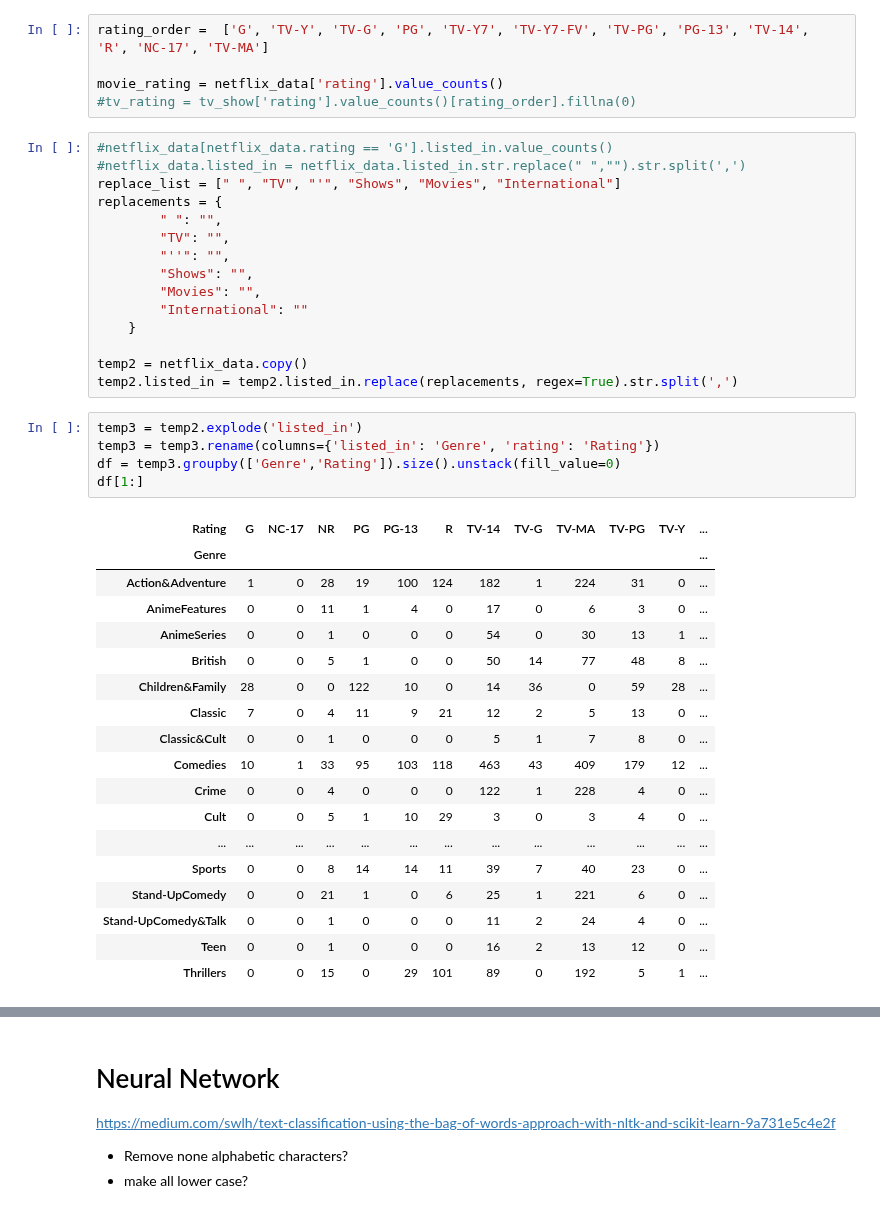
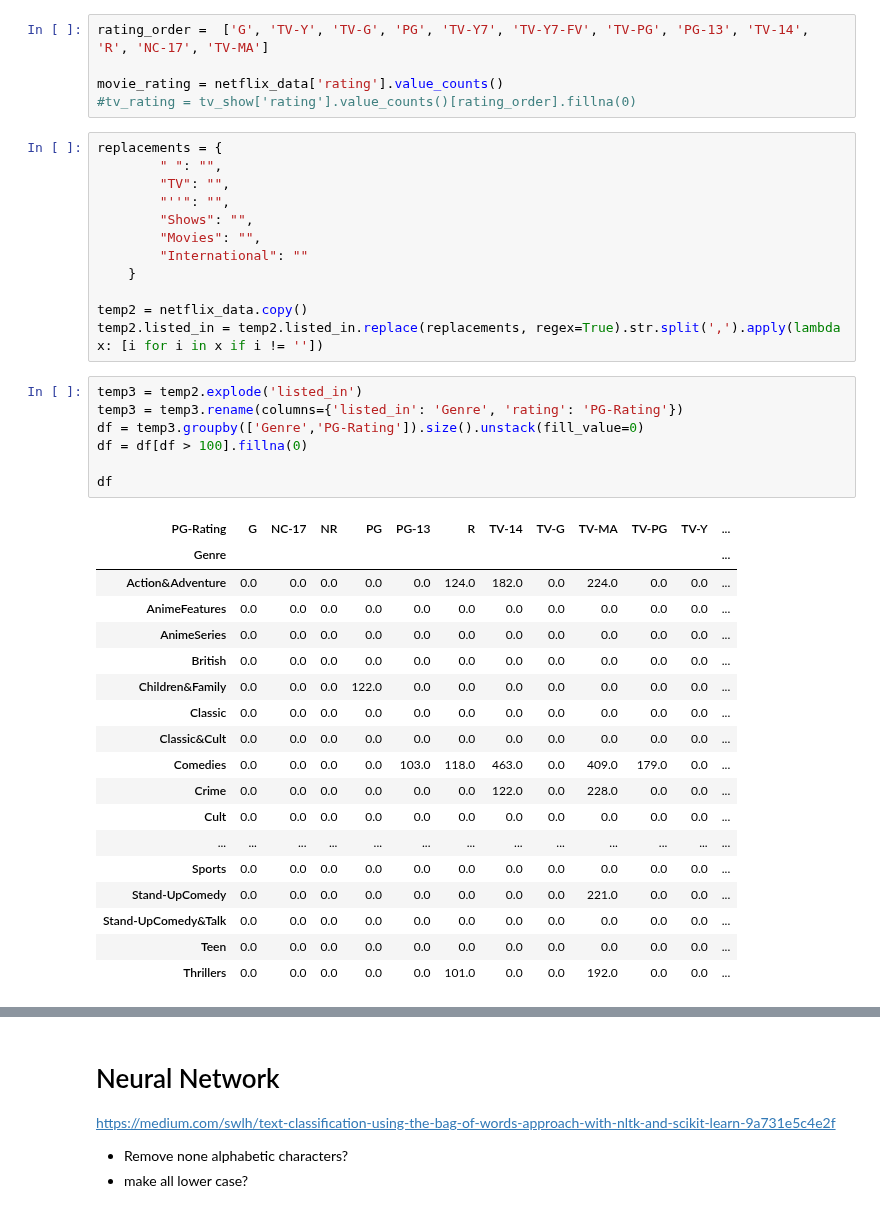
Before and after one commit to aSkailand/dat540-netflix_catalogue, a Jupyter notebook: steffen/Netflix Project Steffen.ipynb, the cells around one changed output, grey strips where cells are left out. Drawn from its saved outputs; the diff is of its cells as text.

```diff
--- a/steffen/Netflix Project Steffen.ipynb
+++ b/steffen/Netflix Project Steffen.ipynb
@@ -162,9 +162,6 @@ rating_order =  ['G', 'TV-Y', 'TV-G', 'PG', 'TV-Y7', 'TV-Y7-FV', 'TV-PG', 'PG-13
 movie_rating = netflix_data['rating'].value_counts()
 #tv_rating = tv_show['rating'].value_counts()[rating_order].fillna(0)
 # %%
-#netflix_data[netflix_data.rating == 'G'].listed_in.value_counts()
-#netflix_data.listed_in = netflix_data.listed_in.str.replace(" ","").str.split(',')
-replace_list = [" ", "TV", "'", "Shows", "Movies", "International"]
 replacements = {
         " ": "",
         "TV": "",
@@ -175,29 +172,31 @@ replacements = {
     }
 
 temp2 = netflix_data.copy()
-temp2.listed_in = temp2.listed_in.replace(replacements, regex=True).str.split(',')
+temp2.listed_in = temp2.listed_in.replace(replacements, regex=True).str.split(',').apply(lambda x: [i for i in x if i != ''])
 # %%
 temp3 = temp2.explode('listed_in')
-temp3 = temp3.rename(columns={'listed_in': 'Genre', 'rating': 'Rating'})
-df = temp3.groupby(['Genre','Rating']).size().unstack(fill_value=0)
-df[1:]
+temp3 = temp3.rename(columns={'listed_in': 'Genre', 'rating': 'PG-Rating'})
+df = temp3.groupby(['Genre','PG-Rating']).size().unstack(fill_value=0)
+df = df[df > 100].fillna(0)
+
+df
 # %% [output]
-| Rating | G | NC-17 | NR | PG | PG-13 | R | TV-14 | TV-G | TV-MA | TV-PG | TV-Y | ... |
+| PG-Rating | G | NC-17 | NR | PG | PG-13 | R | TV-14 | TV-G | TV-MA | TV-PG | TV-Y | ... |
 | Genre |  |  |  |  |  |  |  |  |  |  |  | ... |
-| Action&Adventure | 1 | 0 | 28 | 19 | 100 | 124 | 182 | 1 | 224 | 31 | 0 | ... |
-| AnimeFeatures | 0 | 0 | 11 | 1 | 4 | 0 | 17 | 0 | 6 | 3 | 0 | ... |
-| AnimeSeries | 0 | 0 | 1 | 0 | 0 | 0 | 54 | 0 | 30 | 13 | 1 | ... |
-| British | 0 | 0 | 5 | 1 | 0 | 0 | 50 | 14 | 77 | 48 | 8 | ... |
-| Children&Family | 28 | 0 | 0 | 122 | 10 | 0 | 14 | 36 | 0 | 59 | 28 | ... |
-| Classic | 7 | 0 | 4 | 11 | 9 | 21 | 12 | 2 | 5 | 13 | 0 | ... |
-| Classic&Cult | 0 | 0 | 1 | 0 | 0 | 0 | 5 | 1 | 7 | 8 | 0 | ... |
-| Comedies | 10 | 1 | 33 | 95 | 103 | 118 | 463 | 43 | 409 | 179 | 12 | ... |
-| Crime | 0 | 0 | 4 | 0 | 0 | 0 | 122 | 1 | 228 | 4 | 0 | ... |
-| Cult | 0 | 0 | 5 | 1 | 10 | 29 | 3 | 0 | 3 | 4 | 0 | ... |
+| Action&Adventure | 0.0 | 0.0 | 0.0 | 0.0 | 0.0 | 124.0 | 182.0 | 0.0 | 224.0 | 0.0 | 0.0 | ... |
+| AnimeFeatures | 0.0 | 0.0 | 0.0 | 0.0 | 0.0 | 0.0 | 0.0 | 0.0 | 0.0 | 0.0 | 0.0 | ... |
+| AnimeSeries | 0.0 | 0.0 | 0.0 | 0.0 | 0.0 | 0.0 | 0.0 | 0.0 | 0.0 | 0.0 | 0.0 | ... |
+| British | 0.0 | 0.0 | 0.0 | 0.0 | 0.0 | 0.0 | 0.0 | 0.0 | 0.0 | 0.0 | 0.0 | ... |
+| Children&Family | 0.0 | 0.0 | 0.0 | 122.0 | 0.0 | 0.0 | 0.0 | 0.0 | 0.0 | 0.0 | 0.0 | ... |
+| Classic | 0.0 | 0.0 | 0.0 | 0.0 | 0.0 | 0.0 | 0.0 | 0.0 | 0.0 | 0.0 | 0.0 | ... |
+| Classic&Cult | 0.0 | 0.0 | 0.0 | 0.0 | 0.0 | 0.0 | 0.0 | 0.0 | 0.0 | 0.0 | 0.0 | ... |
+| Comedies | 0.0 | 0.0 | 0.0 | 0.0 | 103.0 | 118.0 | 463.0 | 0.0 | 409.0 | 179.0 | 0.0 | ... |
+| Crime | 0.0 | 0.0 | 0.0 | 0.0 | 0.0 | 0.0 | 122.0 | 0.0 | 228.0 | 0.0 | 0.0 | ... |
+| Cult | 0.0 | 0.0 | 0.0 | 0.0 | 0.0 | 0.0 | 0.0 | 0.0 | 0.0 | 0.0 | 0.0 | ... |
 | ... | ... | ... | ... | ... | ... | ... | ... | ... | ... | ... | ... | ... |
-| Sports | 0 | 0 | 8 | 14 | 14 | 11 | 39 | 7 | 40 | 23 | 0 | ... |
-| Stand-UpComedy | 0 | 0 | 21 | 1 | 0 | 6 | 25 | 1 | 221 | 6 | 0 | ... |
-| Stand-UpComedy&Talk | 0 | 0 | 1 | 0 | 0 | 0 | 11 | 2 | 24 | 4 | 0 | ... |
-| Teen | 0 | 0 | 1 | 0 | 0 | 0 | 16 | 2 | 13 | 12 | 0 | ... |
-| Thrillers | 0 | 0 | 15 | 0 | 29 | 101 | 89 | 0 | 192 | 5 | 1 | ... |
+| Sports | 0.0 | 0.0 | 0.0 | 0.0 | 0.0 | 0.0 | 0.0 | 0.0 | 0.0 | 0.0 | 0.0 | ... |
+| Stand-UpComedy | 0.0 | 0.0 | 0.0 | 0.0 | 0.0 | 0.0 | 0.0 | 0.0 | 221.0 | 0.0 | 0.0 | ... |
+| Stand-UpComedy&Talk | 0.0 | 0.0 | 0.0 | 0.0 | 0.0 | 0.0 | 0.0 | 0.0 | 0.0 | 0.0 | 0.0 | ... |
+| Teen | 0.0 | 0.0 | 0.0 | 0.0 | 0.0 | 0.0 | 0.0 | 0.0 | 0.0 | 0.0 | 0.0 | ... |
+| Thrillers | 0.0 | 0.0 | 0.0 | 0.0 | 0.0 | 101.0 | 0.0 | 0.0 | 192.0 | 0.0 | 0.0 | ... |
 # %%
```
Also changed, not shown: parts of 5 cells of this notebook, 1 other file.
